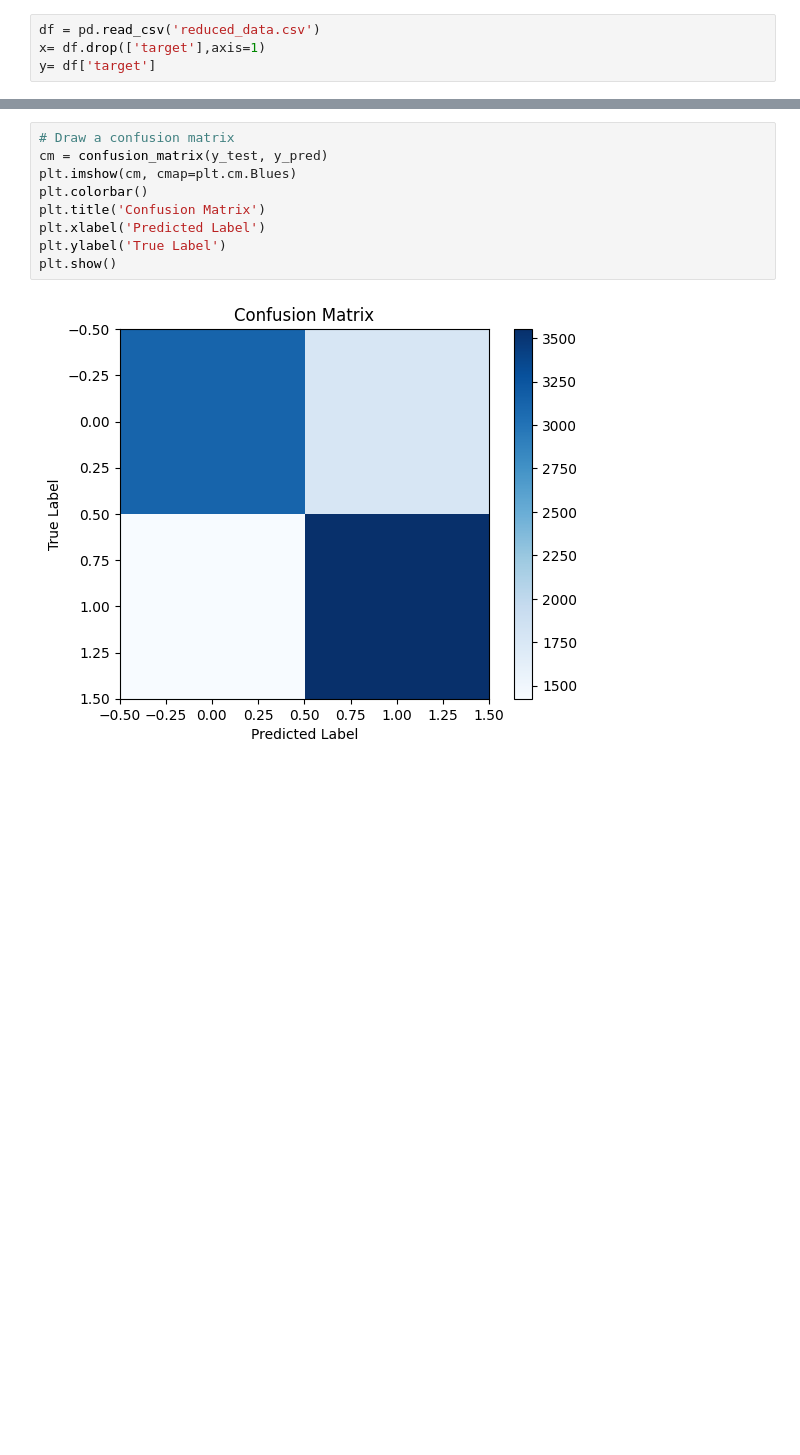
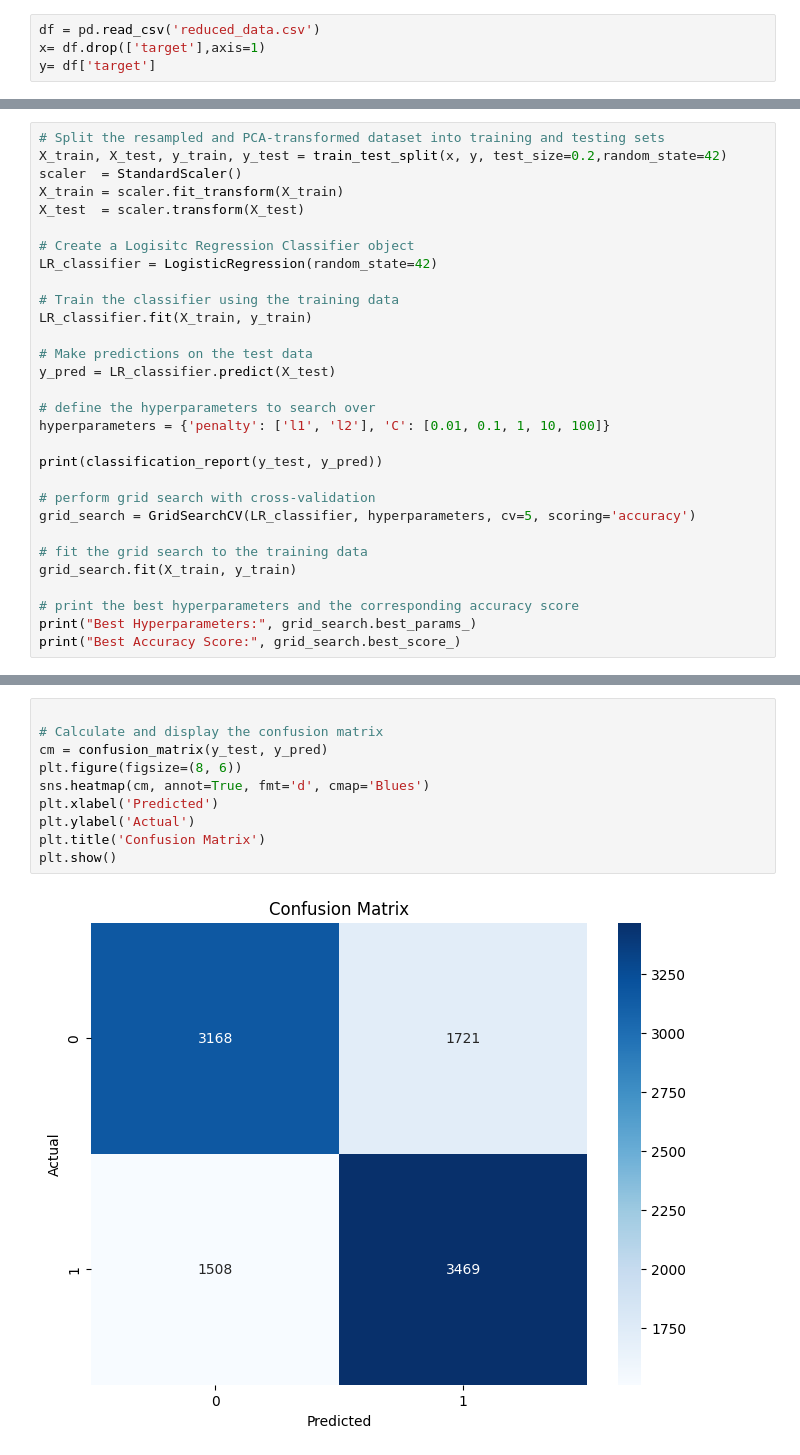
Before and after one commit to MariamHossam01/Epileptic-Seizure-Detection-in-EEGs, a Jupyter notebook: Logistic_Regression.ipynb, the cells around one changed output, grey strips where cells are left out. Saved outputs shown, nothing was run; the diff lists cells and outputs as text; blank space fills up the shorter version.

Commit message:
grid search

```diff
--- a/Logistic_Regression.ipynb
+++ b/Logistic_Regression.ipynb
@@ -42,0 +17,30 @@ Accuracy:  0.676870058787756
+# %%
+# Split the resampled and PCA-transformed dataset into training and testing sets
+X_train, X_test, y_train, y_test = train_test_split(x, y, test_size=0.2,random_state=42)
+scaler  = StandardScaler()
+X_train = scaler.fit_transform(X_train)
+X_test  = scaler.transform(X_test)
+
+# Create a Logisitc Regression Classifier object
+LR_classifier = LogisticRegression(random_state=42)
+
+# Train the classifier using the training data
+LR_classifier.fit(X_train, y_train)
+
+# Make predictions on the test data
+y_pred = LR_classifier.predict(X_test)
+
+# define the hyperparameters to search over
+hyperparameters = {'penalty': ['l1', 'l2'], 'C': [0.01, 0.1, 1, 10, 100]}
+
+print(classification_report(y_test, y_pred))
+
+# perform grid search with cross-validation
+grid_search = GridSearchCV(LR_classifier, hyperparameters, cv=5, scoring='accuracy')
+
+# fit the grid search to the training data
+grid_search.fit(X_train, y_train)
+
+# print the best hyperparameters and the corresponding accuracy score
+print("Best Hyperparameters:", grid_search.best_params_)
+print("Best Accuracy Score:", grid_search.best_score_)
@@ -43,11 +98,12 @@ Accuracy:  0.676870058787756
 # %%
-# Draw a confusion matrix
+
+# Calculate and display the confusion matrix
 cm = confusion_matrix(y_test, y_pred)
-plt.imshow(cm, cmap=plt.cm.Blues)
-plt.colorbar()
+plt.figure(figsize=(8, 6))
+sns.heatmap(cm, annot=True, fmt='d', cmap='Blues')
+plt.xlabel('Predicted')
+plt.ylabel('Actual')
 plt.title('Confusion Matrix')
-plt.xlabel('Predicted Label')
-plt.ylabel('True Label')
 plt.show()
 # %% [output]
-[figure, old version]
+[figure, new version]
```
Also changed, not shown: parts of 10 cells of this notebook, 3 other files.
